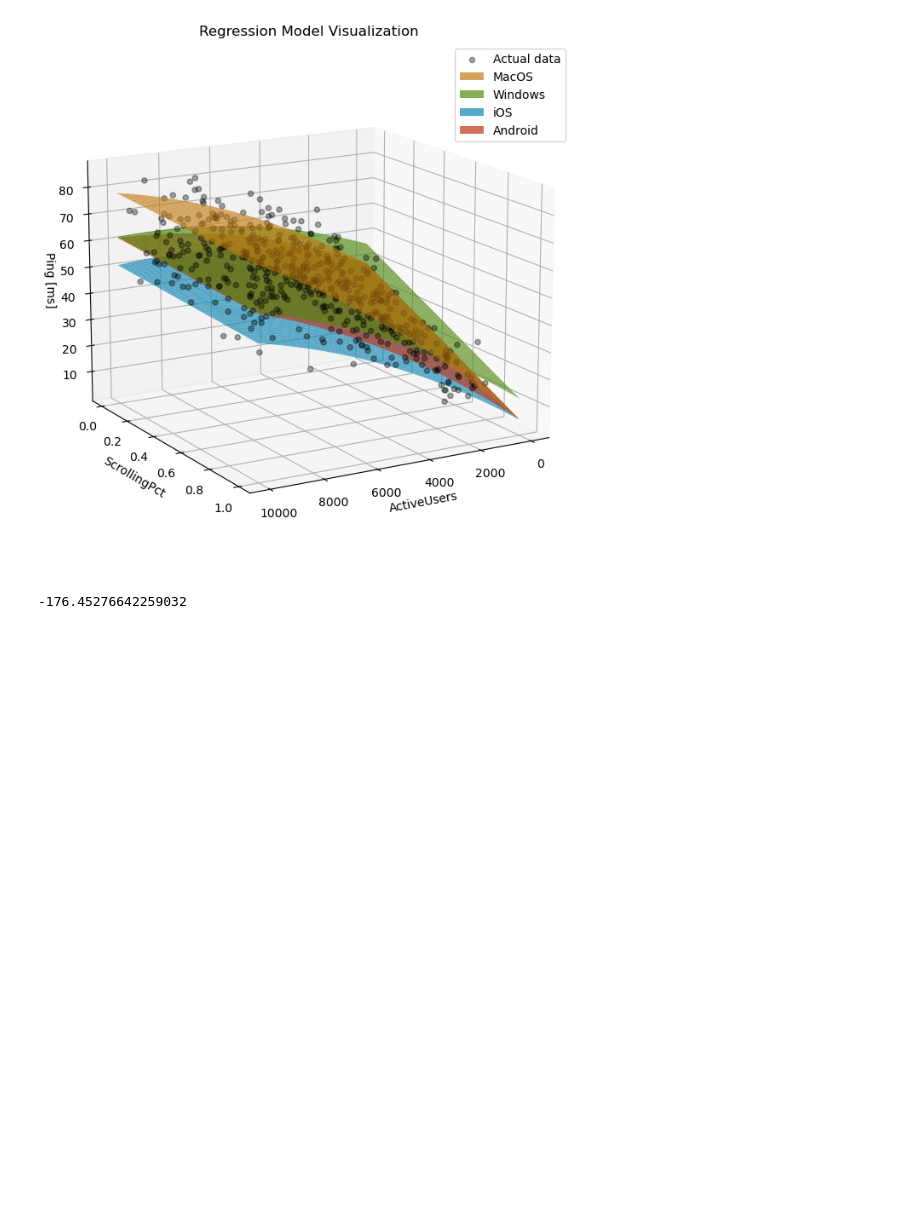
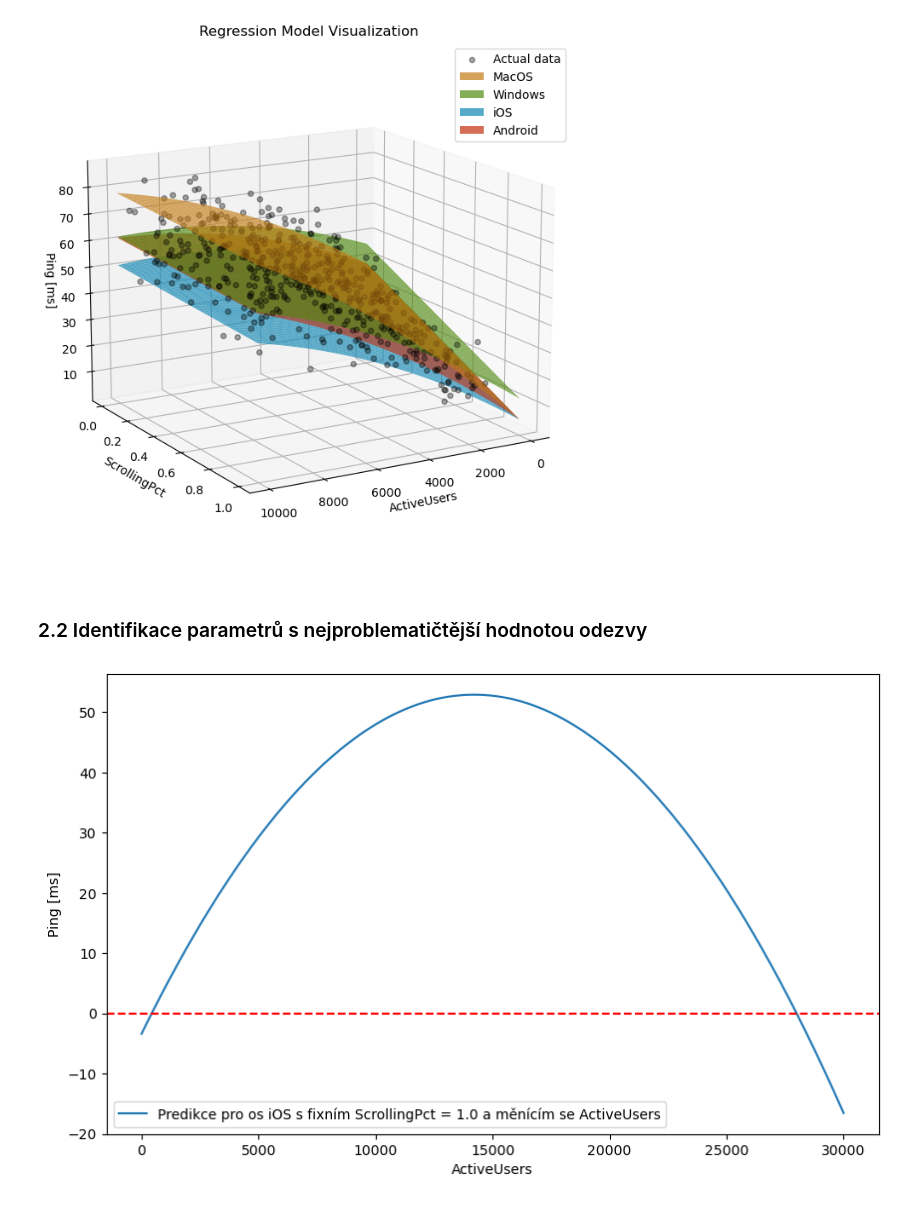
Before and after one commit to LukasFoltyn/msp-2, a Jupyter notebook: Foltyn_MSP_2-projekt.ipynb, the cells around one changed output. Drawn from its saved outputs; the diff is of its cells as text; code cells hidden in the pictures; blank space fills up the shorter version.

```diff
--- a/Foltyn_MSP_2-projekt.ipynb
+++ b/Foltyn_MSP_2-projekt.ipynb
@@ -548,33 +505,45 @@ plt.legend()
 plt.show()
 # %% [output]
 [figure]
+# %% [markdown]
+### 2.2 Identifikace parametrů s nejproblematičtější hodnotou odezvy
 # %%
-initial_data.drop(['Ping [ms]', 'InteractingPct'], axis=1, inplace=True)
 max_au, max_scroll = initial_data[['ActiveUsers', 'ScrollingPct']].max(axis=0)
 min_au, min_scroll = initial_data[['ActiveUsers', 'ScrollingPct']].min(axis=0)
 
-# Normalize values
-active_users = -1 + 2 * (30000 - min_au) / (max_au - min_au)
-scrolling_pct = -1 + 2 * (0.34 - min_scroll) / (max_scroll - min_scroll)
+number_of_points = 2000
+active_users_max_num = 30000
 
-# Create DataFrame for prediction
+# vzorkování hodnot ActiveUsers od 1 až po 22000
+x_axis_points = np.linspace(1, active_users_max_num, number_of_points)
+
+# normalizace vstupních hodnot
+active_users = -1 + 2 * (x_axis_points - min_au) / (max_au - min_au)
+scrolling_pct = -1 + 2 * (np.array([1.0]*number_of_points) - min_scroll) / (max_scroll - min_scroll)
+
+# vytvoření data framu pro predikci
 unseen_data = pd.DataFrame({
-    'const': [1.0],
-    'ActiveUsers': [active_users],
-    'ScrollingPct': [scrolling_pct],
-    'ActiveUsers_squared' : [active_users ** 2],
-    'ActiveUsers_ScrollingPct' : [active_users * scrolling_pct],
-    'IS_MacOS': [-1.0],
-    'IS_Windows': [-1.0],
-    'IS_iOS': [1.0],
-    'ActiveUsers_IS_MacOS': [active_users * -1.0],
-    'ActiveUsers_IS_Windows': [active_users * -1.0],
-    'ActiveUsers_IS_iOS': [active_users * 1.0],
+    'const': [1.0] * number_of_points,
+    'ActiveUsers': active_users,
+    'ActiveUsers_squared' : active_users ** 2,
+    'ScrollingPct': scrolling_pct,
+    'ActiveUsers_ScrollingPct' : active_users * scrolling_pct,
+    'IS_MacOS': [-1.0] * number_of_points,
+    'IS_Windows': [-1.0] * number_of_points,
+    'IS_iOS': [1.0] * number_of_points,
+    'ActiveUsers_IS_MacOS': active_users * -1.0,
+    'ActiveUsers_IS_Windows': active_users * -1.0,
+    'ActiveUsers_IS_iOS': active_users * 1.0,
 })
 
+predictions = model.predict(unseen_data)
 
-# Assuming model is a trained statsmodels regression model
-prediction = model.predict(unseen_data)[0]
-print(prediction)
+plt.figure(figsize=(10, 6))
+plt.plot(x_axis_points, predictions, label='Predikce pro os iOS s fixním ScrollingPct = 1.0 a měnícím se ActiveUsers')
+plt.axhline(y=0, color='red', linestyle='--')
+plt.xlabel('ActiveUsers')
+plt.ylabel('Ping [ms]')
+plt.legend()
+plt.show()
 # %% [output]
--176.45276642259032
+[figure, added]
```
Also changed, not shown: parts of 22 cells of this notebook.
